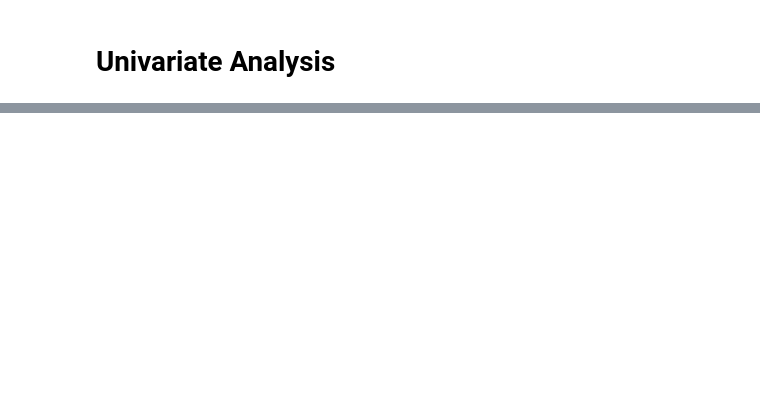
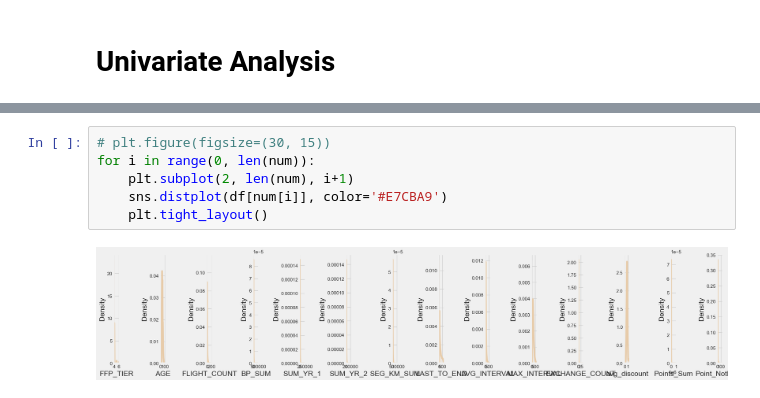
Before and after one commit to ruslanhadii/hw_unsupervised, a Jupyter notebook: homework_unsupervised.ipynb, the cells around one changed output, grey strips where cells are left out. Cells and saved outputs as stored; diff of their text form; blank space fills up the shorter version.

```diff
--- a/homework_unsupervised.ipynb
+++ b/homework_unsupervised.ipynb
@@ -201,0 +228,8 @@ Ukuran penyebaran dari kolom Point_NotFlight, variance = 54.23, range = 140, IQR
+# %%
+# plt.figure(figsize=(30, 15))
+for i in range(0, len(num)):
+    plt.subplot(2, len(num), i+1)
+    sns.distplot(df[num[i]], color='#E7CBA9')
+    plt.tight_layout()
+# %% [output]
+[figure, added]
```
Also changed, not shown: parts of 22 cells of this notebook.
